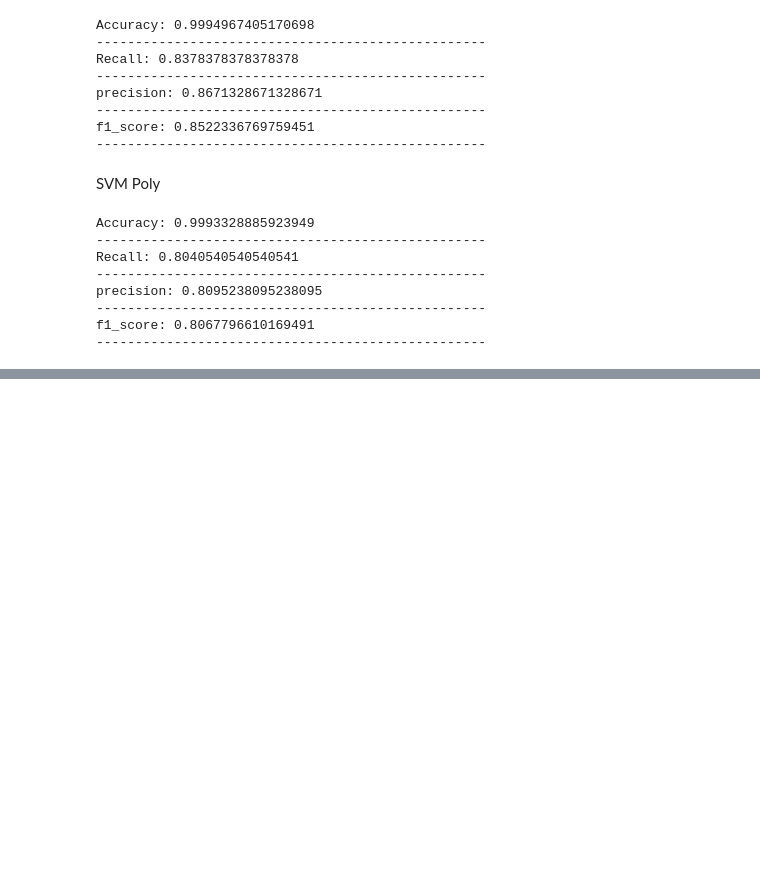
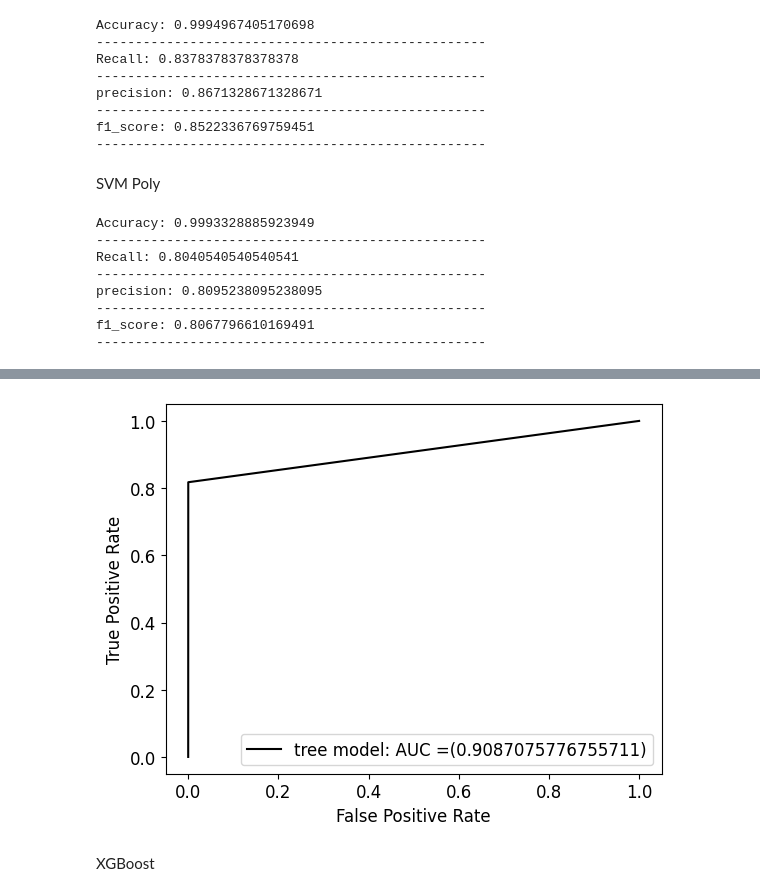
Before and after one commit to hamel-amir/Projet_Machine_learning, a Jupyter notebook: Copie_de_CreditCard.ipynb, the cells around one changed output, grey strips where cells are left out. Cells and saved outputs as stored; diff of their text form; code cells hidden in the pictures; blank space fills up the shorter version.

```diff
--- a/Copie_de_CreditCard.ipynb
+++ b/Copie_de_CreditCard.ipynb
@@ -557,0 +743,8 @@ curbe_ROC_SVM()
+# %%
+from sklearn.ensemble import RandomForestClassifier
+forest = RandomForestClassifier(criterion='gini',
+                                 n_estimators=5,
+                                 random_state=1,
+                                 n_jobs=2)
+forest.fit(X_train, y_train)
+forest_pred = forest.predict(X_test)
@@ -557,0 +762,6 @@ curbe_ROC_SVM()
+# %%
+curbe_ROC(y_test, forest_pred)
+# %% [output]
+[figure, added]
+# %% [markdown]
+XGBoost
```
Also changed, not shown: parts of 42 cells of this notebook.
